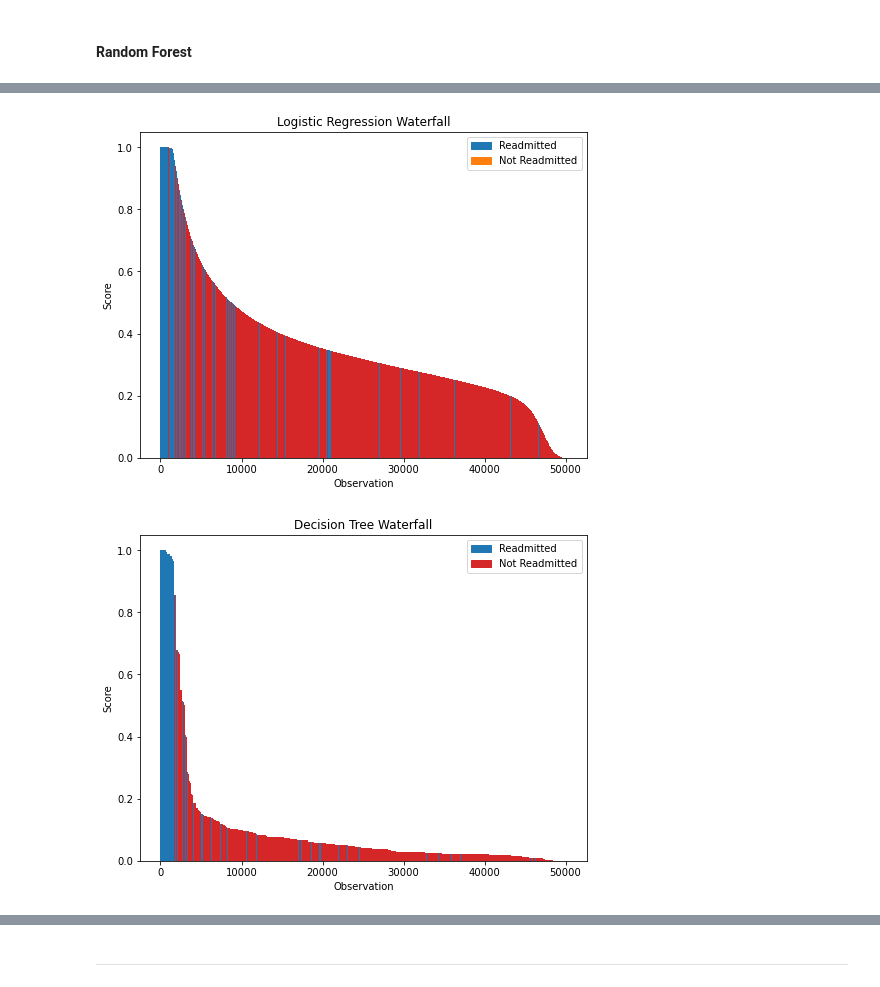
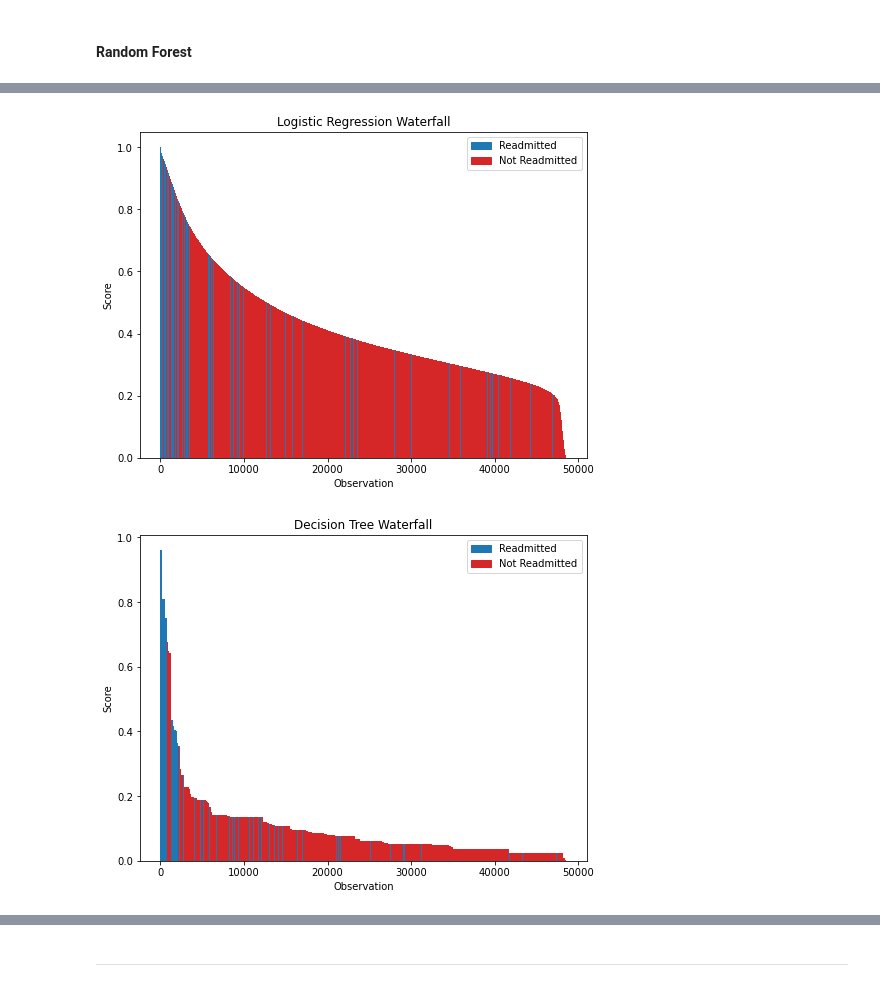
Before and after one commit to sjo302/Capstone, a Jupyter notebook: Notebooks/10_models.ipynb, the cells around one changed output, grey strips where cells are left out. Cells and saved outputs as stored; diff of their text form; code cells hidden in the pictures.

Commit message:
Up to date model figures (with correct LR params)

```diff
--- a/Notebooks/10_models.ipynb
+++ b/Notebooks/10_models.ipynb
@@ -85,7 +89,7 @@ X_train_up, y_train_up = upsample(X_train, y_train)
 lr_params = {'penalty':'l2', 'C':1.0, 'max_iter':100, 'solver':'liblinear'}
 # %%
 ## Tuned
-lr_params = {'penalty':'l1', 'C':10, 'max_iter':300, 'solver':'liblinear'}
+lr_params = {'penalty':'l1', 'C':1, 'max_iter':300, 'solver':'liblinear'}
 # %% [markdown]
 #### Decision Tree
 # %%
@@ -93,7 +97,7 @@ lr_params = {'penalty':'l1', 'C':10, 'max_iter':300, 'solver':'liblinear'}
 dt_params = {'max_depth':None, 'min_samples_split':2, 'min_samples_leaf':1}
 # %%
 ## Tuned
-dt_params = {'max_depth':50, 'min_samples_split':1000, 'min_samples_leaf':2}
+dt_params = {'max_depth':10, 'min_samples_split':1000, 'min_samples_leaf':100}
 # %% [markdown]
 #### Random Forest
 # %%
@@ -101,4 +105,4 @@ dt_params = {'max_depth':50, 'min_samples_split':1000, 'min_samples_leaf':2}
 rf_params = {'max_depth':None, 'min_samples_split':2, 'min_samples_leaf':1}
 # %%
 ## Tuned
-rf_params = {'max_depth':50, 'min_samples_split':10, 'min_samples_leaf':10, 'n_estimators':200}
+rf_params = {'max_depth':50, 'min_samples_split':2, 'min_samples_leaf':10, 'n_estimators':200}
@@ -109,7 +113,7 @@ rf_params = {'max_depth':50, 'min_samples_split':10, 'min_samples_leaf':10, 'n_e
 xgb_params = {'max_depth': 6, 'eta': 0.3, 'eval_metric':'auc'}
 # %%
 ## Tuned
-xgb_params = {'max_depth': 6, 'eta': 0.2, 'eval_metric':'auc'}
+xgb_params = {'max_depth': 6, 'eta': 0.1, 'eval_metric':'auc'}
 # %% [markdown]
 #### Full parameter dictionary
 # %%
@@ -264,25 +289,25 @@ plt.savefig('../plots/f1_curve.pdf')
 # %%
 x = np.arange(len(lr_pred))
 
 sort_idx = np.argsort(-lr_pred)
 y = lr_pred[sort_idx]
 
 y_col = y_val.iloc[sort_idx]
 y_col = np.where(y_col==1, 'C0', 'C3')
 
 plt.figure(figsize = (8,6))
 plt.bar(x, y, color = y_col, width=1.0)
 
 plt.title('Logistic Regression Waterfall')
 plt.xlabel('Observation')
 plt.ylabel('Score')
 
 leg_text = [mpatches.Patch(color='C0', label='Readmitted'),
-    mpatches.Patch(color='C1', label='Not Readmitted')]
+    mpatches.Patch(color='C3', label='Not Readmitted')]
 plt.legend(handles=leg_text, loc='upper right')
 plt.savefig('../plots/lr_waterfall.pdf')
 # %% [output]
-[figure, old version]
+[figure, new version]
 # %%
 x = np.arange(len(dt_pred))
 
@@ -304,7 +329,7 @@ leg_text = [mpatches.Patch(color='C0', label='Readmitted'),
 plt.legend(handles=leg_text, loc='upper right')
 plt.savefig('../plots/dt_waterfall.pdf')
 # %% [output]
-[figure, old version]
+[figure, new version]
 # %%
 x = np.arange(len(rf_pred))
 
```
Also changed, not shown: parts of 47 cells of this notebook, 15 other files.
